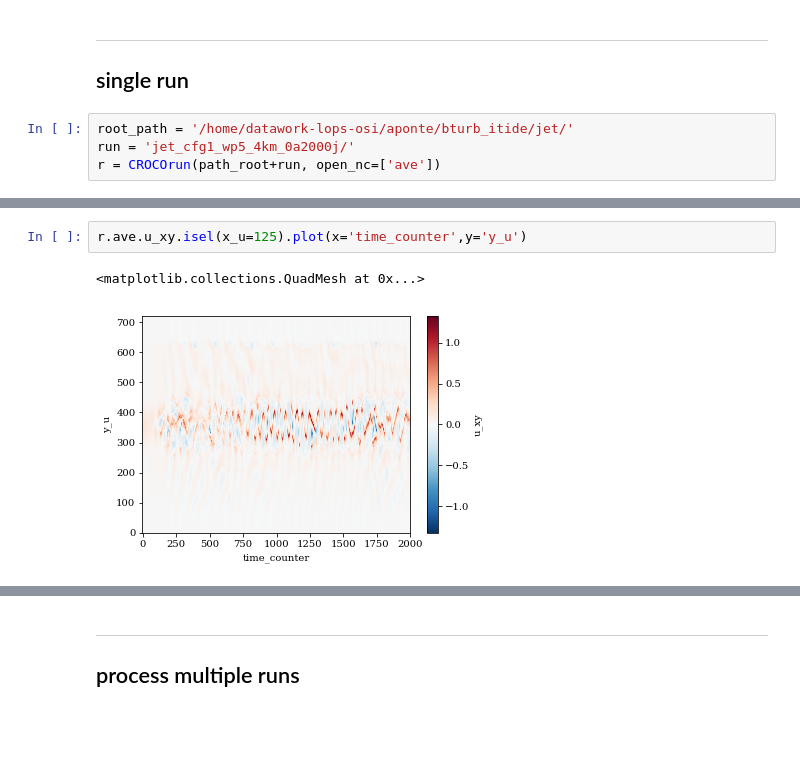
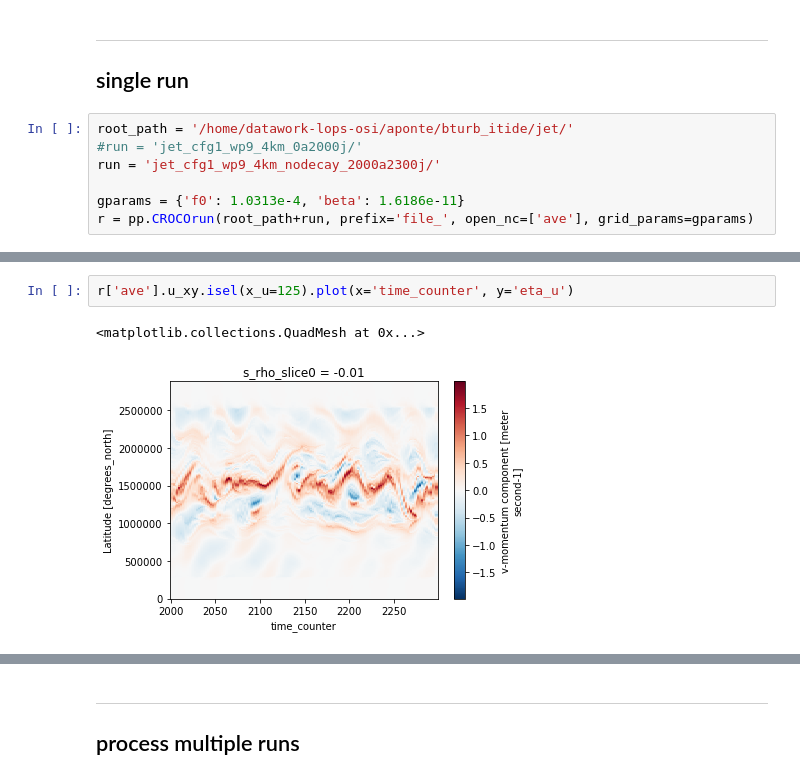
Before and after one commit to slgentil/croco, a Jupyter notebook: tutorials/postp_tdir_tree.ipynb, the cells around one changed output, grey strips where cells are left out. Saved outputs shown, nothing was run; the diff lists cells and outputs as text; blank space fills up the shorter version.

```diff
--- a/tutorials/postp_tdir_tree.ipynb
+++ b/tutorials/postp_tdir_tree.ipynb
@@ -13,5 +11,8 @@ from crocosi import *
 ## single run
 # %%
 root_path = '/home/datawork-lops-osi/aponte/bturb_itide/jet/'
-run = 'jet_cfg1_wp5_4km_0a2000j/'
-r = CROCOrun(path_root+run, open_nc=['ave'])
+#run = 'jet_cfg1_wp9_4km_0a2000j/'
+run = 'jet_cfg1_wp9_4km_nodecay_2000a2300j/'
+
+gparams = {'f0': 1.0313e-4, 'beta': 1.6186e-11}
+r = pp.CROCOrun(root_path+run, prefix='file_', open_nc=['ave'], grid_params=gparams)
@@ -18,5 +39,5 @@ r = CROCOrun(path_root+run, open_nc=['ave'])
 # %%
-r.ave.u_xy.isel(x_u=125).plot(x='time_counter',y='y_u')
+r['ave'].u_xy.isel(x_u=125).plot(x='time_counter', y='eta_u')
 # %% [output]
 <matplotlib.collections.QuadMesh at 0x...>
-[figure, old version]
+[figure, new version]
```
Also changed, not shown: parts of 12 cells of this notebook.
